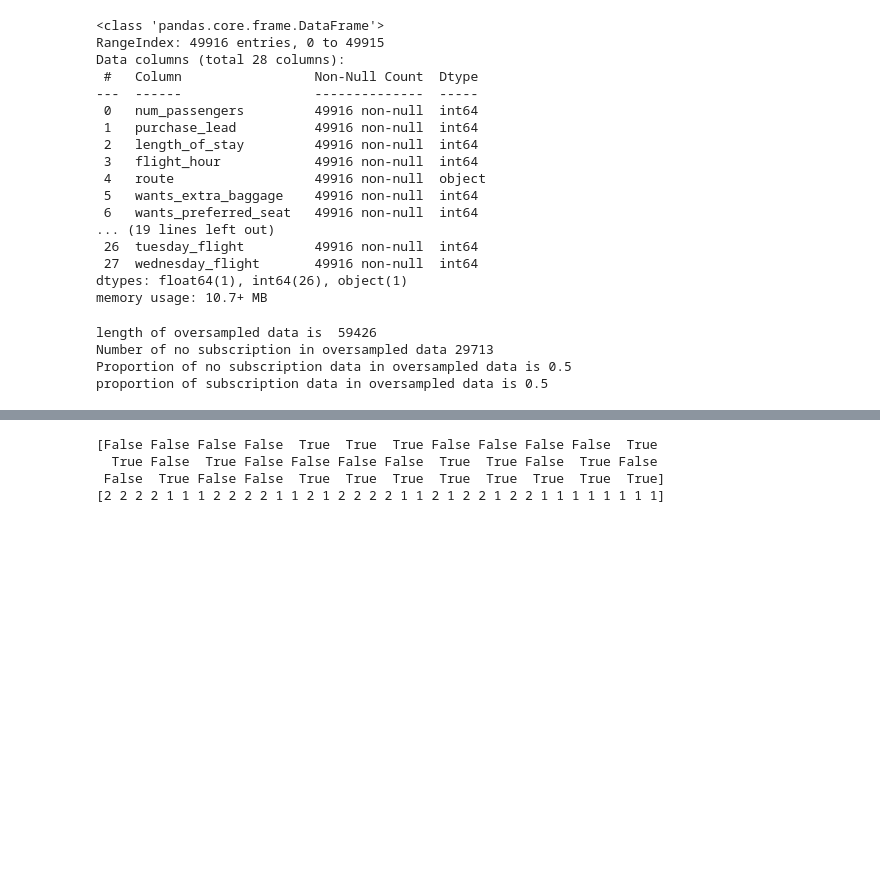
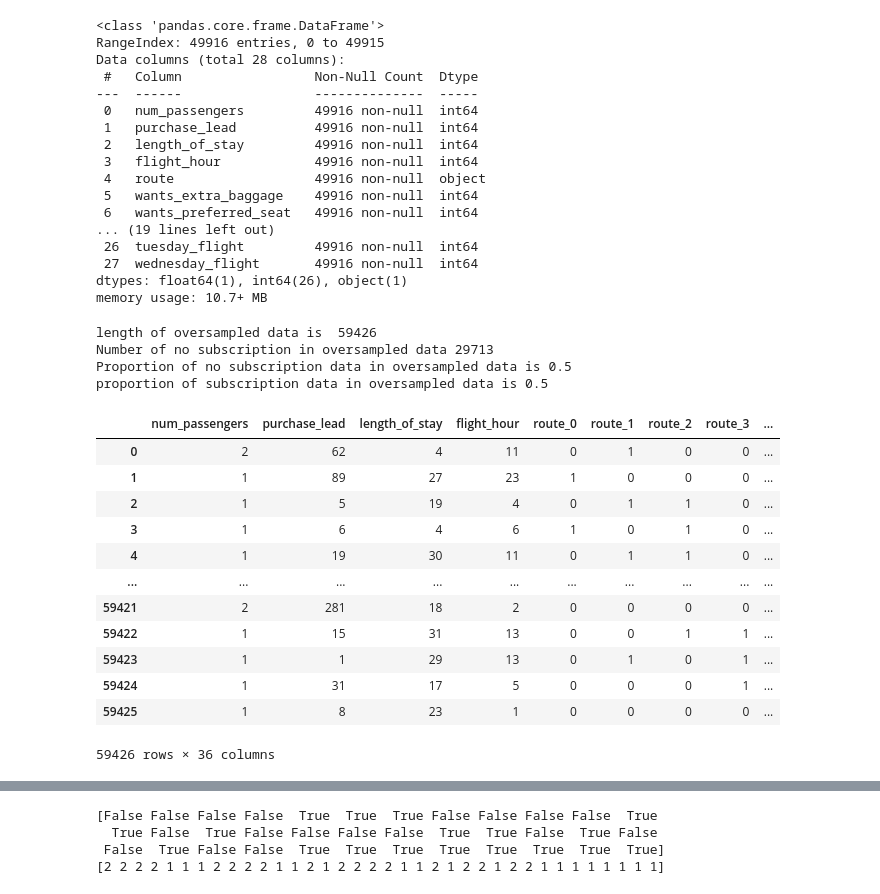
Before and after one commit to I-Sobe/british_airways, a Jupyter notebook: task_2/Getting Started.ipynb, the cells around one changed output, grey strips where cells are left out. Cells and saved outputs as stored; diff of their text form; code cells hidden in the pictures; blank space fills up the shorter version.

```diff
--- a/task_2/Getting Started.ipynb
+++ b/task_2/Getting Started.ipynb
@@ -404,3 +397,19 @@ length of oversampled data is  59426
 Number of no subscription in oversampled data 29713
 Proportion of no subscription data in oversampled data is 0.5
 proportion of subscription data in oversampled data is 0.5
+# %%
+os_data_x
+# %% [output]
+|  | num_passengers | purchase_lead | length_of_stay | flight_hour | route_0 | route_1 | route_2 | route_3 | ... |
+| 0 | 2 | 62 | 4 | 11 | 0 | 1 | 0 | 0 | ... |
+| 1 | 1 | 89 | 27 | 23 | 1 | 0 | 0 | 0 | ... |
+| 2 | 1 | 5 | 19 | 4 | 0 | 1 | 1 | 0 | ... |
+| 3 | 1 | 6 | 4 | 6 | 1 | 0 | 1 | 0 | ... |
+| 4 | 1 | 19 | 30 | 11 | 0 | 1 | 1 | 0 | ... |
+| ... | ... | ... | ... | ... | ... | ... | ... | ... | ... |
+| 59421 | 2 | 281 | 18 | 2 | 0 | 0 | 0 | 0 | ... |
+| 59422 | 1 | 15 | 31 | 13 | 0 | 0 | 1 | 1 | ... |
+| 59423 | 1 | 1 | 29 | 13 | 0 | 1 | 0 | 1 | ... |
+| 59424 | 1 | 31 | 17 | 5 | 0 | 0 | 0 | 1 | ... |
+| 59425 | 1 | 8 | 23 | 1 | 0 | 0 | 0 | 0 | ... |
+59426 rows × 36 columns
```
Also changed, not shown: parts of 44 cells of this notebook, 5 other files.
